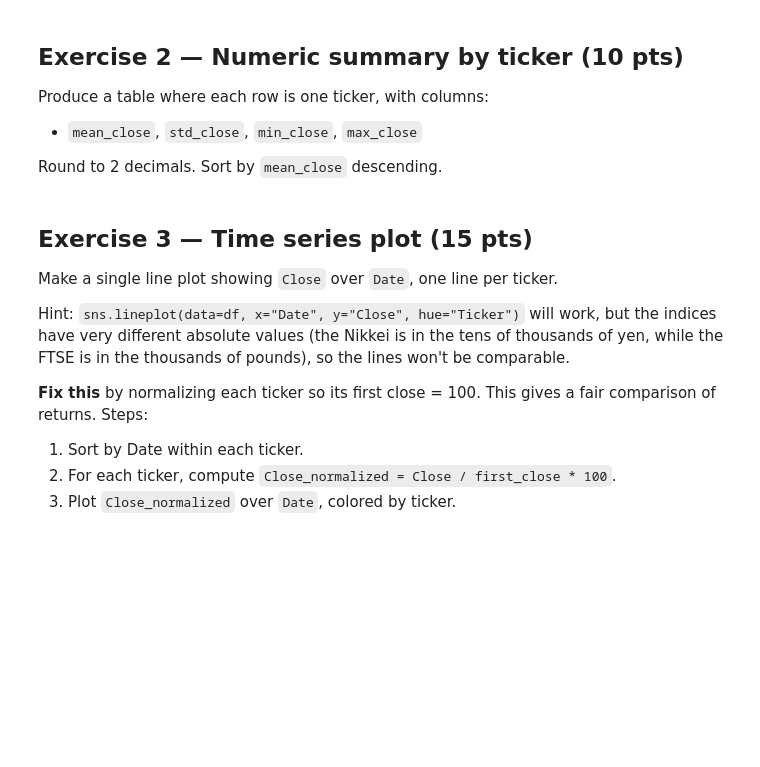
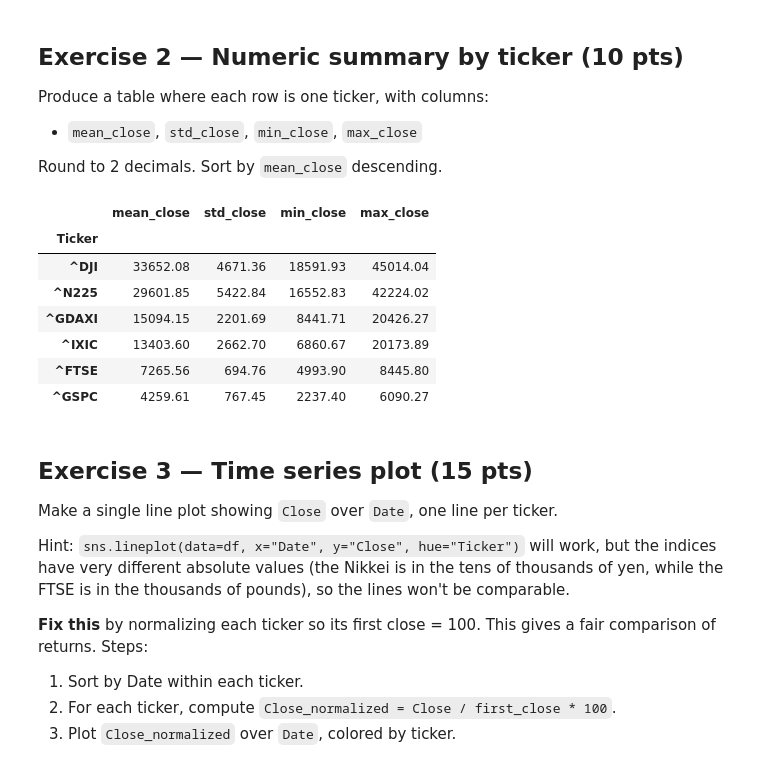
Before and after one commit to schavi12/UNCC-ITCS-3162-Data-Mining, a Jupyter notebook: lab_04_exercise.ipynb, the cells around one changed output. Cells and saved outputs as stored; diff of their text form; code cells hidden in the pictures; blank space fills up the shorter version.

```diff
--- a/lab_04_exercise.ipynb
+++ b/lab_04_exercise.ipynb
@@ -184,3 +170,21 @@ Round to 2 decimals. Sort by `mean_close` descending.
+# %%
+# TODO: groupby summary by Ticker
+df.groupby('Ticker').agg(
+    mean_close = pd.NamedAgg(column='Close', aggfunc='mean'),
+    std_close = pd.NamedAgg(column='Close', aggfunc='std'),
+    min_close = pd.NamedAgg(column='Close', aggfunc='min'),
+    max_close = pd.NamedAgg(column='Close', aggfunc='max'),
+).sort_values(
+    by='mean_close', ascending=False).round(2)
+# %% [output]
+|  | mean_close | std_close | min_close | max_close |
+| Ticker |  |  |  |  |
+| ^DJI | 33652.08 | 4671.36 | 18591.93 | 45014.04 |
+| ^N225 | 29601.85 | 5422.84 | 16552.83 | 42224.02 |
+| ^GDAXI | 15094.15 | 2201.69 | 8441.71 | 20426.27 |
+| ^IXIC | 13403.60 | 2662.70 | 6860.67 | 20173.89 |
+| ^FTSE | 7265.56 | 694.76 | 4993.90 | 8445.80 |
+| ^GSPC | 4259.61 | 767.45 | 2237.40 | 6090.27 |
 # %% [markdown]
 ## Exercise 3 — Time series plot (15 pts)
 
```
Also changed, not shown: parts of 10 cells of this notebook.
